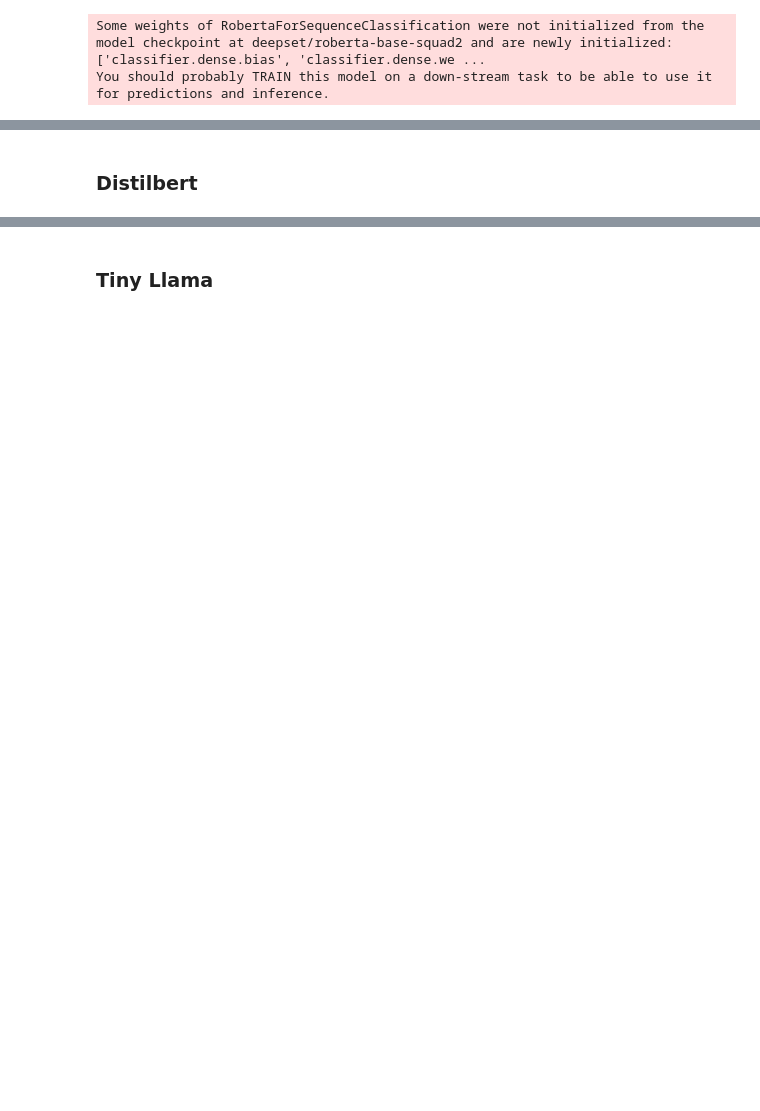
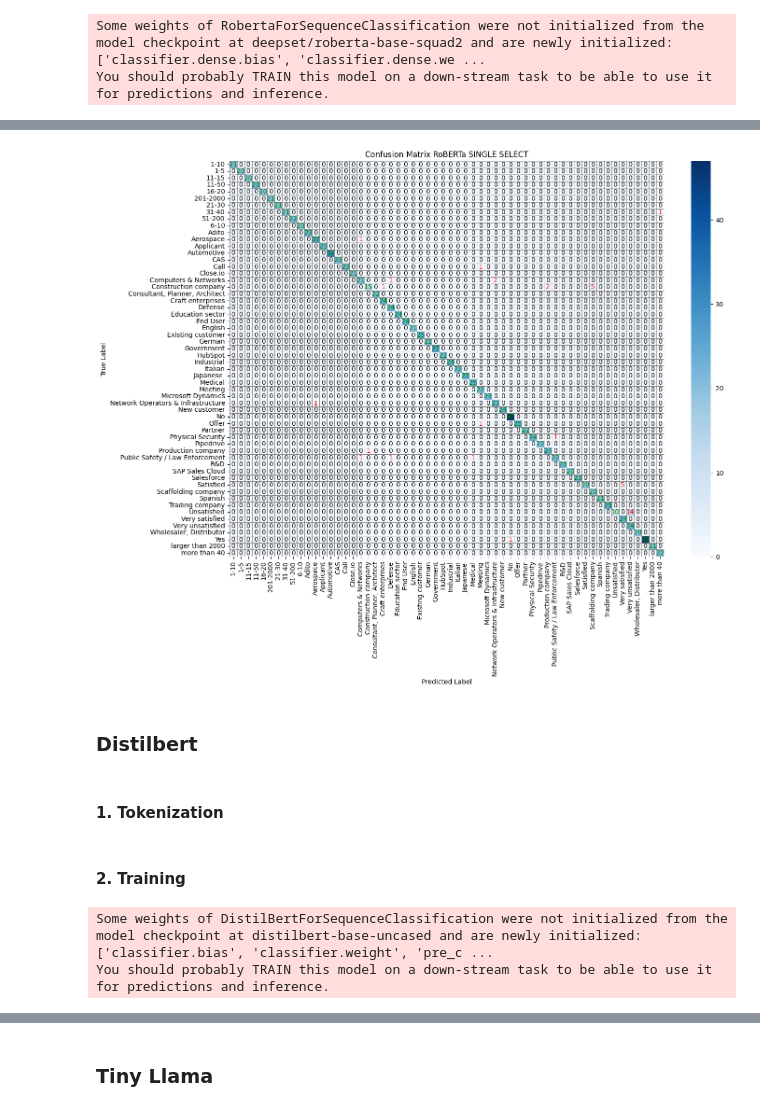
Before and after one commit to Michel-p16/PDS-Project, a Jupyter notebook: Capstone_Project.ipynb, the cells around one changed output, grey strips where cells are left out. Drawn from its saved outputs; the diff is of its cells as text; code cells hidden in the pictures; blank space fills up the shorter version.

```diff
--- a/Capstone_Project.ipynb
+++ b/Capstone_Project.ipynb
@@ -661,3 +566,9 @@ def compute_metrics(eval_pred):
+# %%
+# add early stopping
+early_stopping = EarlyStoppingCallback(
+    early_stopping_patience = 1, # if not improving for one epoch
+    early_stopping_threshold = 0.000
+)
 # %%
 trainer_roberta_single_select = Trainer(
     model=model_single_select_roberta,
@@ -665,8 +576,6 @@ trainer_roberta_single_select = Trainer(
     train_dataset=tokenized_dataset_roberta_single_select["train"],
     eval_dataset=tokenized_dataset_roberta_single_select["test"],
     tokenizer=tokenizer_roberta_single_select,
-    compute_metrics=compute_metrics  # Hier fügen wir die Metrik-Funktion hinzu!
+    compute_metrics=compute_metrics_single_select,
+    callbacks = [early_stopping]
 )
-
-
-trainer_roberta_single_select.train()
@@ -695,3 +601,0 @@ print(f"Model saved to Google Drive at {model_save_path}")
-# %%
-with open('label_mapping_single_select.pkl', 'rb') as f:
-    label_mapping_single_select = pickle.load(f)
@@ -763,0 +617,6 @@ while True:
+# %%
+# making predictions on test data
+predictions_roberta_single_select = trainer_roberta_single_select.predict(tokenized_dataset_roberta_single_select["test"])
+
+y_pred_roberta_single_select = np.argmax(predictions_roberta_single_select.predictions, axis=1)
+y_true_roberta_single_select = predictions_roberta_single_select.label_ids
@@ -764,5 +646,11 @@ while True:
+# %%
+plot_confusion_matrix(y_true_roberta_single_select, y_pred_roberta_single_select, model_name_roberta, label_mapping_single_select)
+# %% [output]
+[figure, added]
 # %% [markdown]
 ### Distilbert
+# %% [markdown]
+#### 1. Tokenization
 # %%
 model_name_distilbert = "distilbert-base-uncased"
 tokenizer_distilbert_single_select = AutoTokenizer.from_pretrained(model_name_distilbert)
@@ -775,3 +663,8 @@ tokenized_dataset_distilibert_single_select = dataset_single_select.map(tokenize
+# %% [markdown]
+#### 2. Training
 # %%
-model_single_select_distilibert = AutoModelForSequenceClassification.from_pretrained(model_name_distilbert, num_labels=len(label_encoder_single_select.classes_))
+model_single_select_distilbert = AutoModelForSequenceClassification.from_pretrained(model_name_distilbert, num_labels=len(label_encoder_single_select.classes_))
+# %% [output]
+Some weights of DistilBertForSequenceClassification were not initialized from the model checkpoint at distilbert-base-uncased and are newly initialized: ['classifier.bias', 'classifier.weight', 'pre_c ...
+You should probably TRAIN this model on a down-stream task to be able to use it for predictions and inference.
 # %%
```
Also changed, not shown: parts of 165 cells of this notebook.
